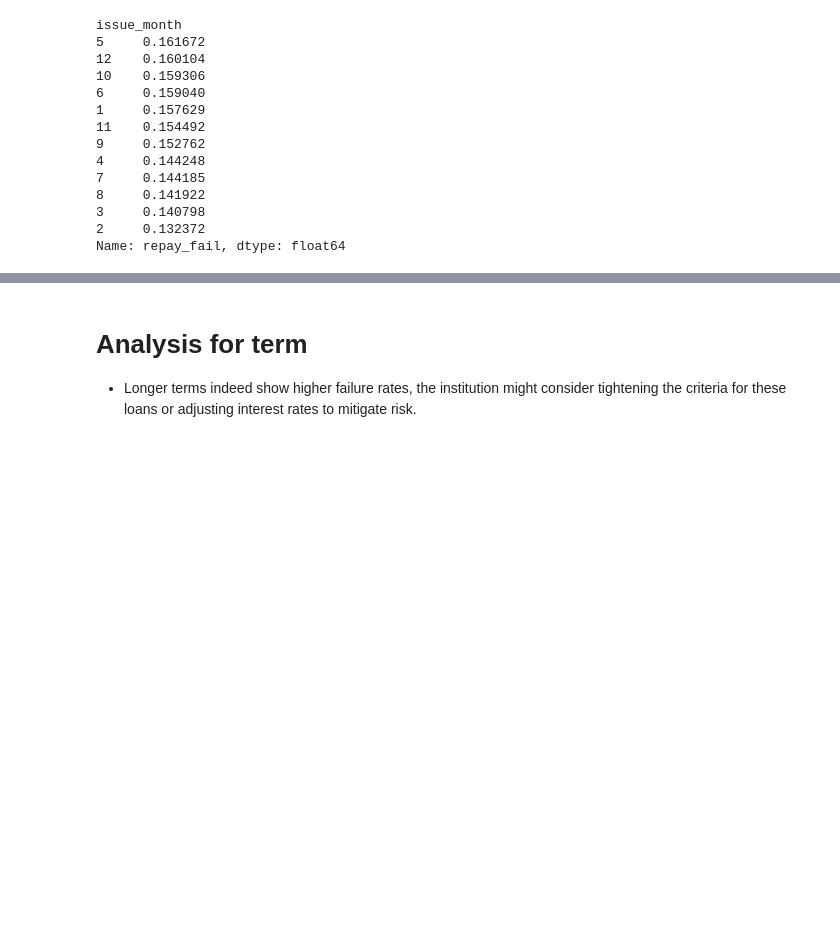
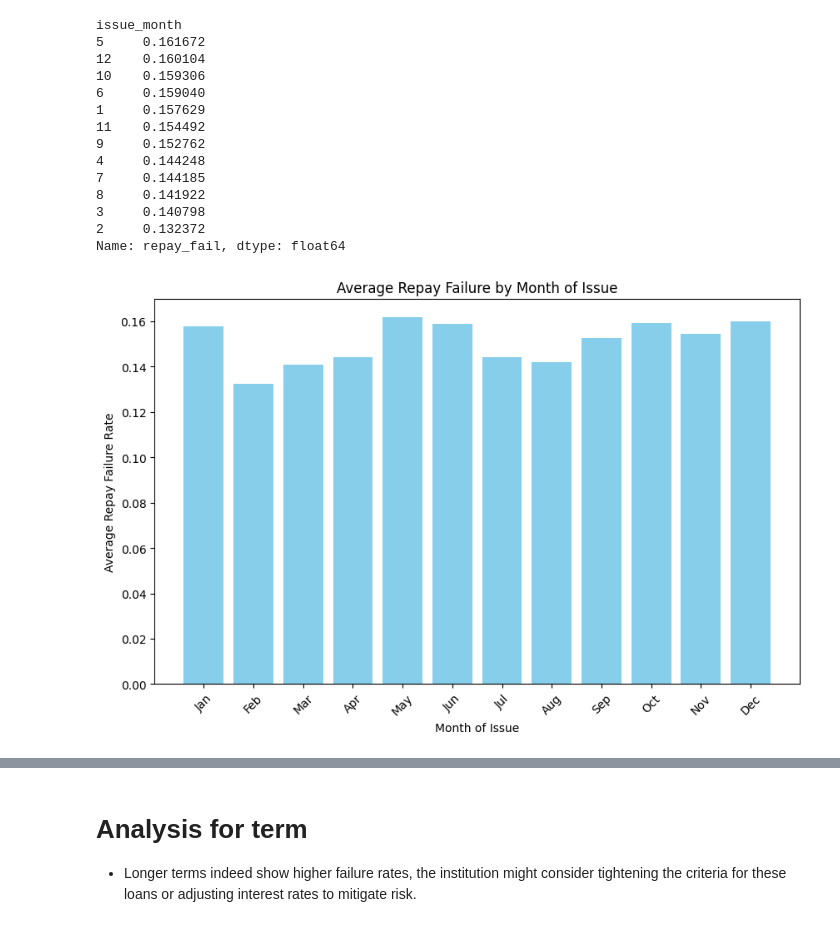
Before and after one commit to jyounes23/LoanDefaultPredictor, a Jupyter notebook: finalProject copy.ipynb, the cells around one changed output, grey strips where cells are left out. Cells and saved outputs as stored; diff of their text form; code cells hidden in the pictures; blank space fills up the shorter version.

Commit message:
month corr

```diff
--- a/finalProject copy.ipynb
+++ b/finalProject copy.ipynb
@@ -548,13 +548,15 @@ Correlation between int_rate > 20.00 and repay_fail: 0.08223219072071816
 - **Financial Advice**: Borrowers might benefit from guidance on managing loans with higher principal amounts or unfavorable terms to avoid repayment failures.
 - **Loan Structuring**: Adjusting terms or offering more tailored repayment plans for borrowers with higher DTIs or those borrowing near their limit may help reduce default rates.
 # %%
+
+
 import pandas as pd
 
 # Convert 'issue_d' to datetime assuming the year is represented with two digits
-Loan['issue_d'] = pd.to_datetime(Loan_Data['issue_d'], format='%b-%y')
+Loan_Data['issue_d'] = pd.to_datetime(Loan_Data['issue_d'], format='%b-%y')
 
 # Extract the month from 'issue_d' and create a new column
-Loan_Data_explore['issue_month'] = Loan_Data['issue_d'].dt.month
+Loan_Data['issue_month'] = Loan_Data['issue_d'].dt.month
 # %%
 # Calculate mean 'repay_fail' for each 'issue_month'
 monthly_repay_fail = Loan_Data.groupby('issue_month')['repay_fail'].mean()
@@ -577,3 +579,23 @@ issue_month
 3     0.140798
 2     0.132372
 Name: repay_fail, dtype: float64
+# %%
+import matplotlib.pyplot as plt
+import pandas as pd
+
+# Assuming 'Loan_Data' is already loaded and 'issue_d' converted to datetime
+Loan_Data['issue_month'] = Loan_Data['issue_d'].dt.month
+
+# Calculate mean 'repay_fail' for each 'issue_month' and sort by month for chronological plotting
+monthly_repay_fail = Loan_Data.groupby('issue_month')['repay_fail'].mean().sort_index()
+
+# Create a bar plot in chronological order
+plt.figure(figsize=(10, 6))
+plt.bar(monthly_repay_fail.index, monthly_repay_fail, color='skyblue')
+plt.title('Average Repay Failure by Month of Issue')
+plt.xlabel('Month of Issue')
+plt.ylabel('Average Repay Failure Rate')
+plt.xticks(ticks=range(1, 13), labels=['Jan', 'Feb', 'Mar', 'Apr', 'May', 'Jun', 'Jul', 'Aug', 'Sep', 'Oct', 'Nov', 'Dec'], rotation=45)
+plt.show()
+# %% [output]
+[figure, added]
```
Also changed, not shown: parts of 4 cells of this notebook.
